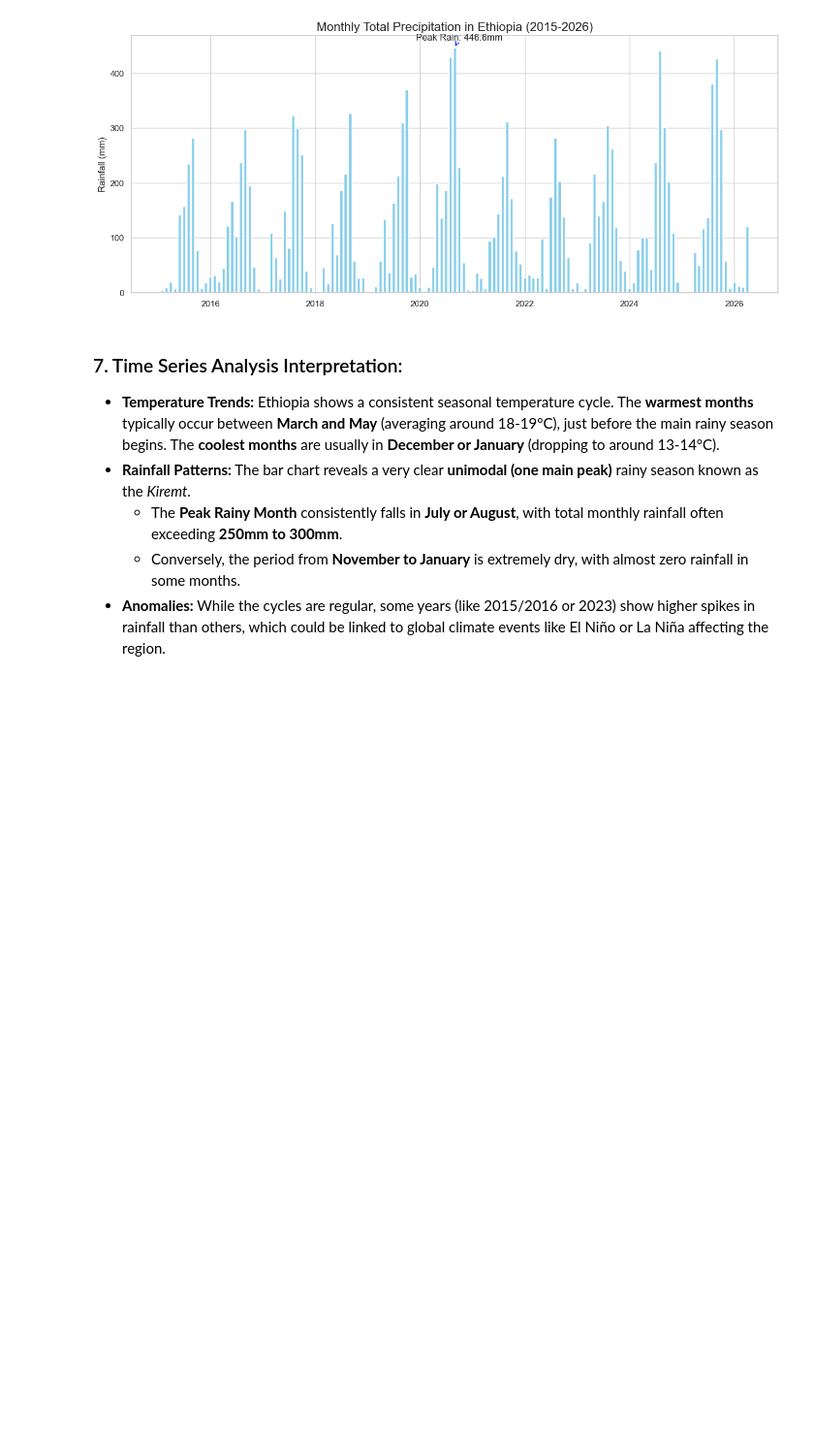
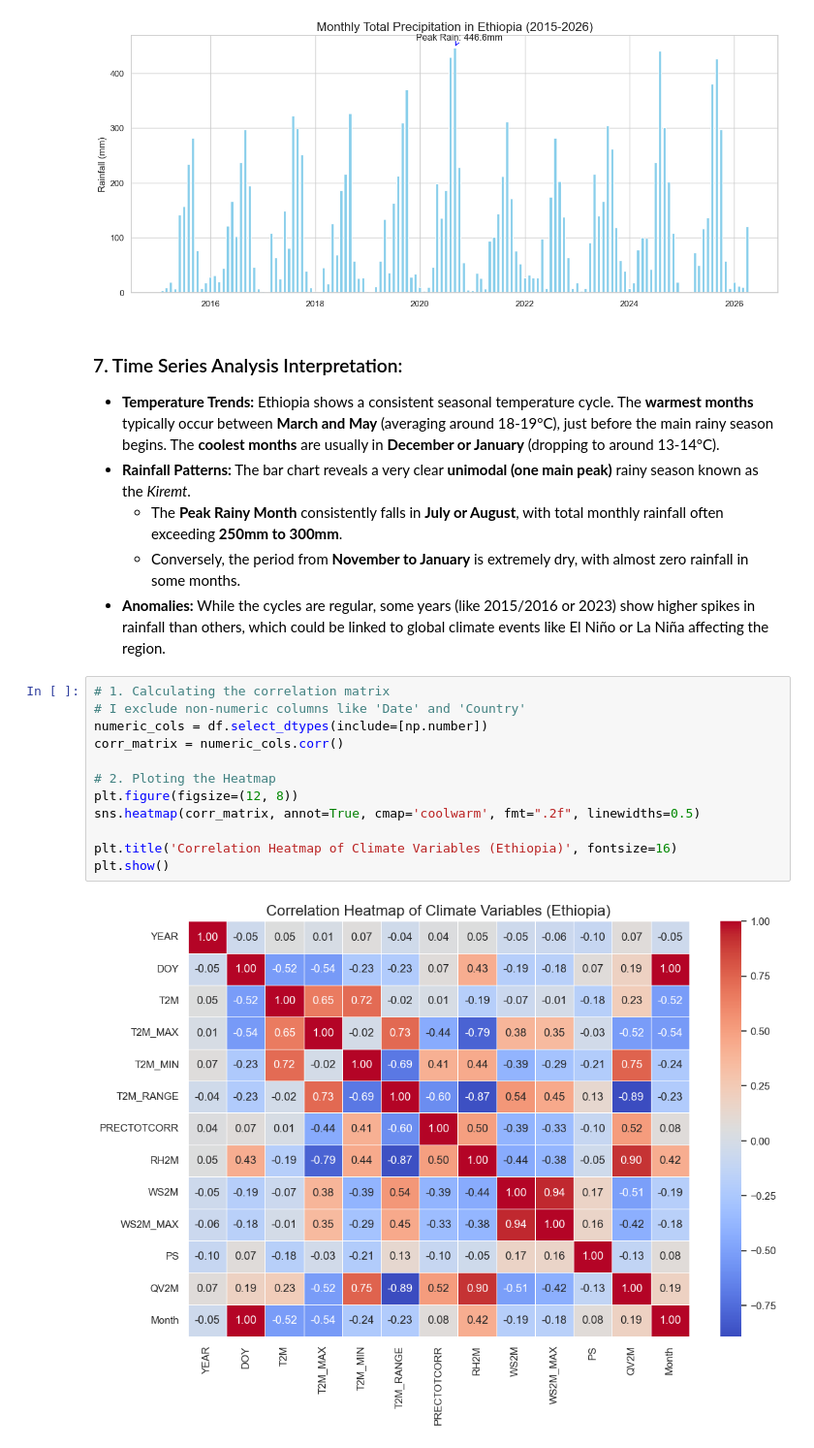
Before and after one commit to SimretAbebe/climate-challenge-week0, a Jupyter notebook: notebooks/ethiopia_eda.ipynb, the cells around one changed output. Shown at 97% size. Cells and saved outputs as stored; diff of their text form; blank space fills up the shorter version.

Commit message:
feat: add correlation heatmap and scatter plot

```diff
--- a/notebooks/ethiopia_eda.ipynb
+++ b/notebooks/ethiopia_eda.ipynb
@@ -269,3 +269,17 @@ plt.show()
   - The **Peak Rainy Month** consistently falls in **July or August**, with total monthly rainfall often exceeding **250mm to 300mm**.
   - Conversely, the period from **November to January** is extremely dry, with almost zero rainfall in some months.
 - **Anomalies:** While the cycles are regular, some years (like 2015/2016 or 2023) show higher spikes in rainfall than others, which could be linked to global climate events like El Niño or La Niña affecting the region.
+# %%
+# 1. Calculating the correlation matrix
+# I exclude non-numeric columns like 'Date' and 'Country'
+numeric_cols = df.select_dtypes(include=[np.number])
+corr_matrix = numeric_cols.corr()
+
+# 2. Ploting the Heatmap
+plt.figure(figsize=(12, 8))
+sns.heatmap(corr_matrix, annot=True, cmap='coolwarm', fmt=".2f", linewidths=0.5)
+
+plt.title('Correlation Heatmap of Climate Variables (Ethiopia)', fontsize=16)
+plt.show()
+# %% [output]
+[figure, added]
```
Also changed, not shown: parts of 2 cells of this notebook.
